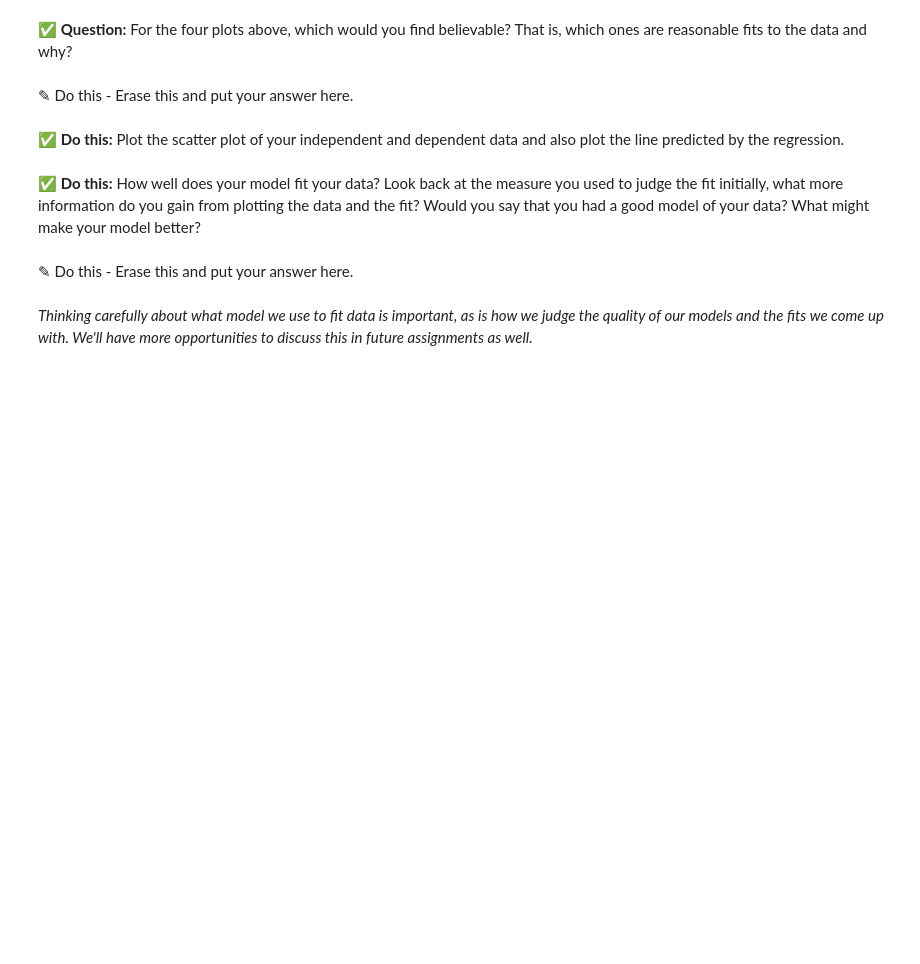
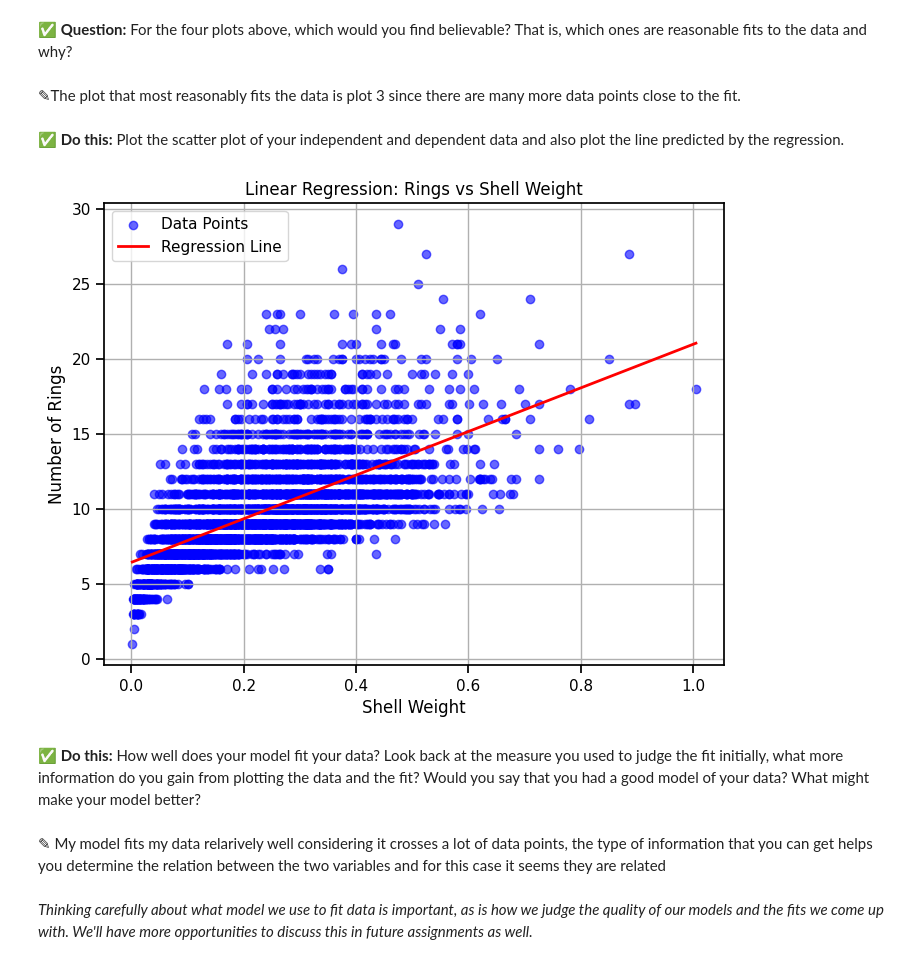
Before and after one commit to Andrew00-jpg/CMSE202-f25-turnin, a Jupyter notebook: Day-13/Day-13_In-Class-Regression-aes.ipynb, the cells around one changed output. Cells and saved outputs as stored; diff of their text form; code cells hidden in the pictures; blank space fills up the shorter version.

```diff
--- a/Day-13/Day-13_In-Class-Regression-aes.ipynb
+++ b/Day-13/Day-13_In-Class-Regression-aes.ipynb
@@ -131,0 +206,20 @@ _Look to the pre-class assignment for some hints and check in with your group._
+# %%
+# put your code here
+import statsmodels.api as sm
+
+# Select independent variable and dependent variable
+x = df['Shell_weight']  # Independent variable
+y = df['Rings']         # Dependent variable
+
+# Add a constant to x for the intercept
+x_with_const = sm.add_constant(x)  # This adds a column of 1s for the intercept
+
+# Create and fit the model
+model = sm.OLS(y, x_with_const)  # Ordinary Least Squares regression
+results = model.fit()
+
+
+# Extract and print slope and intercept
+intercept, slope = results.params
+print(f"Intercept: {intercept:.4f}")
+print(f"Slope: {slope:.4f}")
@@ -151,7 +267,7 @@ Mathematically, any data can be fit to a line. Whether a line is a good model to
 You can see that each data set is different, but the mathematical model that fits each of these data sets is the same! You must be careful that your data do not violate one or more of the [underlying assumptions of linear fitting](https://en.wikipedia.org/wiki/Linear_regression#Assumptions). This is one reason it is incredibly important to visualize your data and the model that fits it.
 # %% [markdown]
 **&#9989; Question:** For the four plots above, which would you find believable? That is, which ones are reasonable fits to the data and why?
-# %% [markdown]
-<font size=+3>&#9998;</font> Do this - Erase this and put your answer here.
+# %% [markdown]
+<font size=+3>&#9998;</font>The plot that most reasonably fits the data is plot 3 since there are many more data points close to the fit.
 # %% [markdown]
 **&#9989; Do this:** Plot the scatter plot of your independent and dependent data and also plot the line predicted by the regression.
@@ -160,7 +274,28 @@ You can see that each data set is different, but the mathematical model that fit
+# %%
+# put your code here
+plt.figure(figsize=(8, 6))
+
+# Scatter plot of data
+plt.scatter(x, y, color='blue', label='Data Points', alpha=0.6)
+
+# Plot the regression line
+x_sorted = np.sort(x)  # Sort x for a smooth line
+y_predicted = intercept + slope * x_sorted
+plt.plot(x_sorted, y_predicted, color='red', label='Regression Line', linewidth=2)
+
+# Labels and title
+plt.xlabel('Shell Weight')
+plt.ylabel('Number of Rings')
+plt.title('Linear Regression: Rings vs Shell Weight')
+plt.legend()
+plt.grid(True)
+plt.show()
+# %% [output]
+[figure, added]
 # %% [markdown]
 **&#9989; Do this:** How well does your model fit your data? Look back at the measure you used to judge the fit initially, what more information do you gain from plotting the data and the fit? Would you say that you had a good model of your data? What might make your model better?
-# %% [markdown]
-<font size=+3>&#9998;</font> Do this - Erase this and put your answer here.
+# %% [markdown]
+<font size=+3>&#9998;</font> My model fits my data relarively well considering it crosses a lot of data points, the type of information that you can get helps you determine the relation between the two variables and for this case it seems they are related
 # %% [markdown]
 _Thinking carefully about what model we use to fit data is important, as is how we judge the quality of our models and the fits we come up with. We'll have more opportunities to discuss this in future assignments as well._
 # %% [markdown]
```
Also changed, not shown: parts of 31 cells of this notebook.
